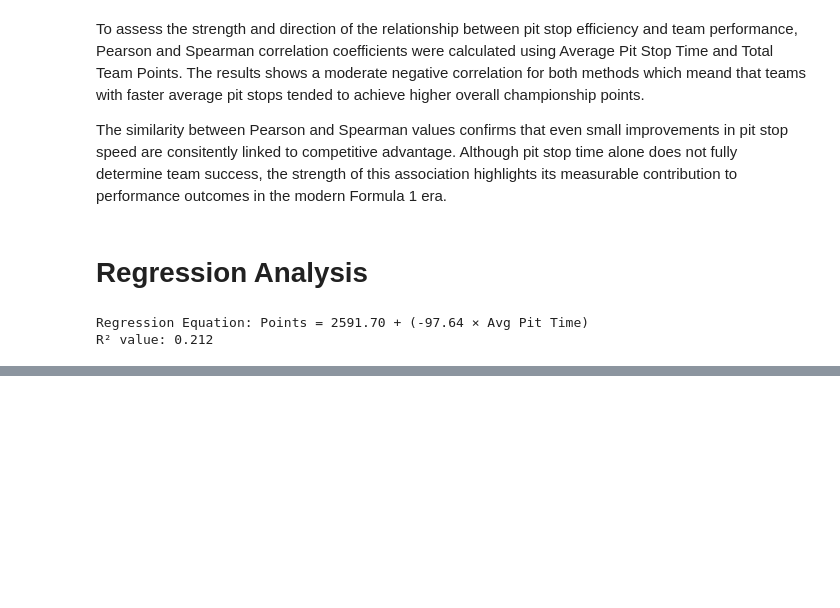
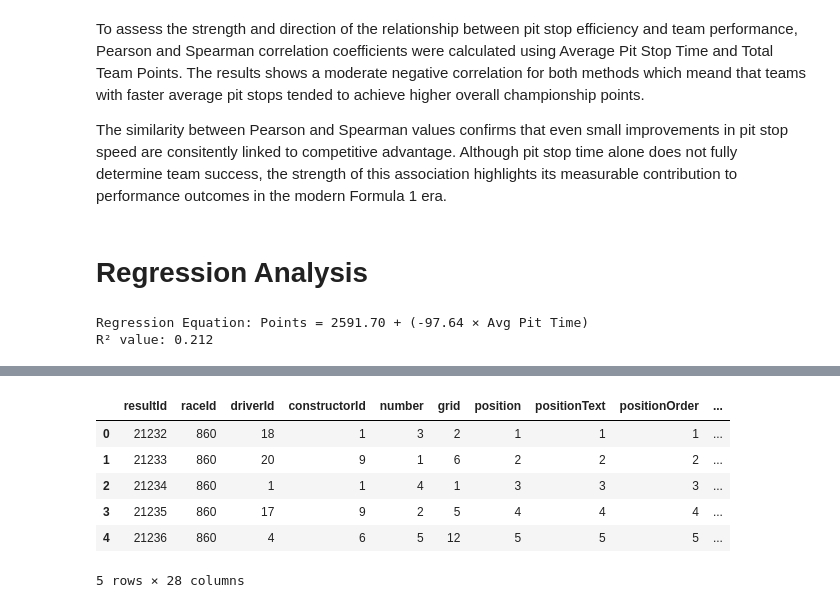
Before and after one commit to mahaejaz2699/Dissertation, a Jupyter notebook: data.ipynb, the cells around one changed output, grey strips where cells are left out. Cells and saved outputs as stored; diff of their text form; code cells hidden in the pictures; blank space fills up the shorter version.

```diff
--- a/data.ipynb
+++ b/data.ipynb
@@ -2057,0 +2100,7 @@ While pit time alone does not capture the entire performance spectrum, the stren
+# %%
+#Step 1 - Load Datasets
+
+races = pd.read_csv('dataset/races.csv')
+circuits = pd.read_csv('dataset/circuits.csv')
+results = pd.read_csv('dataset/results.csv')
+pit_stops = pd.read_csv('dataset/pit_stops.csv')
@@ -2057,0 +2154,14 @@ While pit time alone does not capture the entire performance spectrum, the stren
+# %%
+#Summarizing the Pit Data per Driver per race
+
+pit_summary = (
+    pit_stops.groupby(['raceId','driverId'],as_index=False)
+            .agg(
+            pit_count=('stop','count'),
+            total_pit_time=('milliseconds','sum'),
+            avg_pit_time=('milliseconds','mean'),
+            first_stop_lap=('lap','min'),
+            last_stop_lap=('lap','max')
+            ))
+
+pit_summary.head()
@@ -2057,0 +2175,22 @@ While pit time alone does not capture the entire performance spectrum, the stren
+# %%
+#Step 5 - Merging the results table with race & circuit information
+
+merged = (
+    results
+        .merge(pit_summary,on=['raceId','driverId'],how='left')
+        .merge(races[['raceId','circuitId','year','name']],on='raceId',how='left')
+        .merge(circuits[['circuitId','name']].rename(columns={'name':'circuit_name'}),on='circuitId',how='left')
+)
+
+cols=['pit_count','total_pit_time','avg_pit_time','first_stop_lap','last_stop_lap']
+merged[cols] = merged[cols].fillna(0)
+
+merged.head()
+# %% [output]
+|  | resultId | raceId | driverId | constructorId | number | grid | position | positionText | positionOrder | ... |
+| 0 | 21232 | 860 | 18 | 1 | 3 | 2 | 1 | 1 | 1 | ... |
+| 1 | 21233 | 860 | 20 | 9 | 1 | 6 | 2 | 2 | 2 | ... |
+| 2 | 21234 | 860 | 1 | 1 | 4 | 1 | 3 | 3 | 3 | ... |
+| 3 | 21235 | 860 | 17 | 9 | 2 | 5 | 4 | 4 | 4 | ... |
+| 4 | 21236 | 860 | 4 | 6 | 5 | 12 | 5 | 5 | 5 | ... |
+5 rows × 28 columns
```
Also changed, not shown: parts of 21 cells of this notebook.
